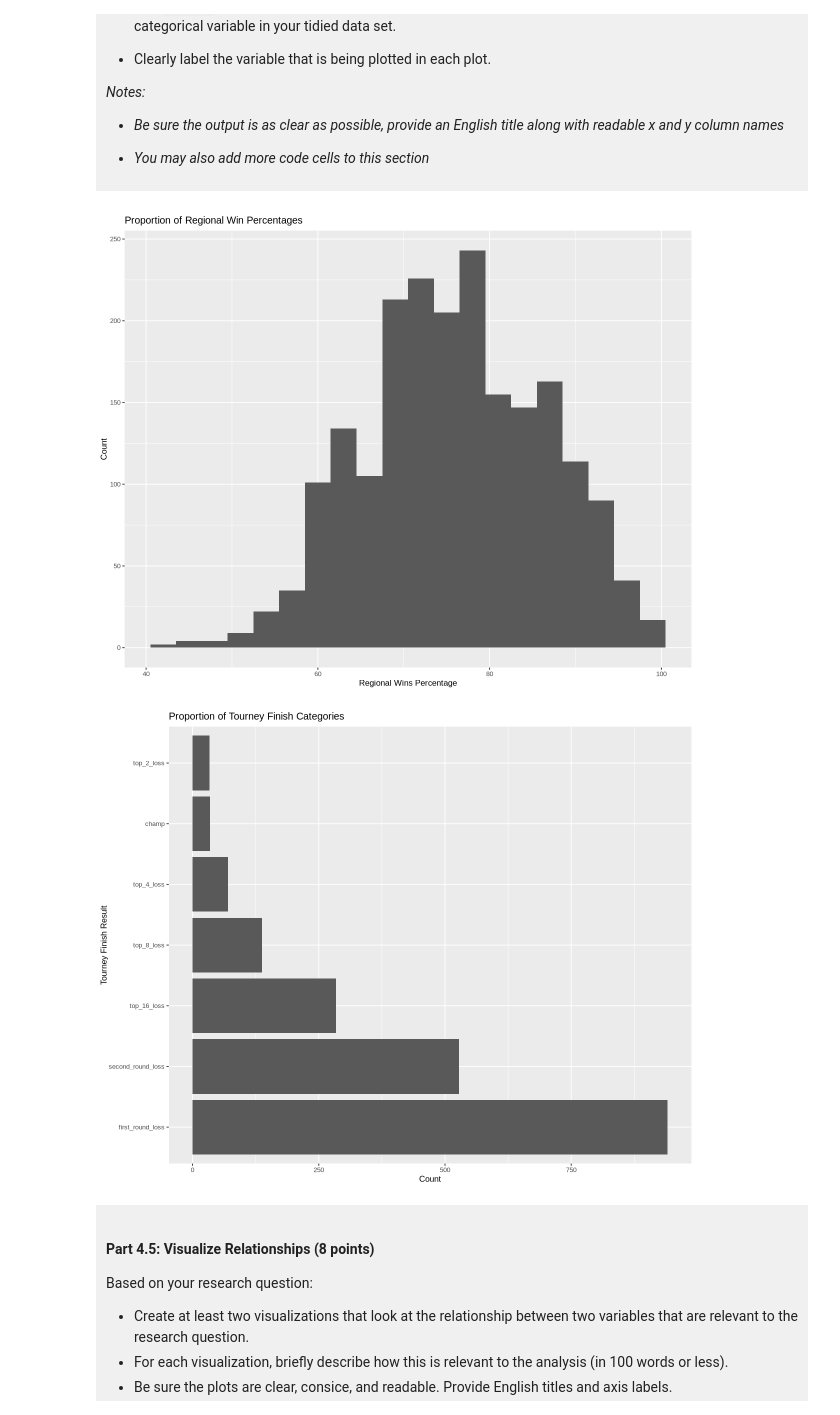
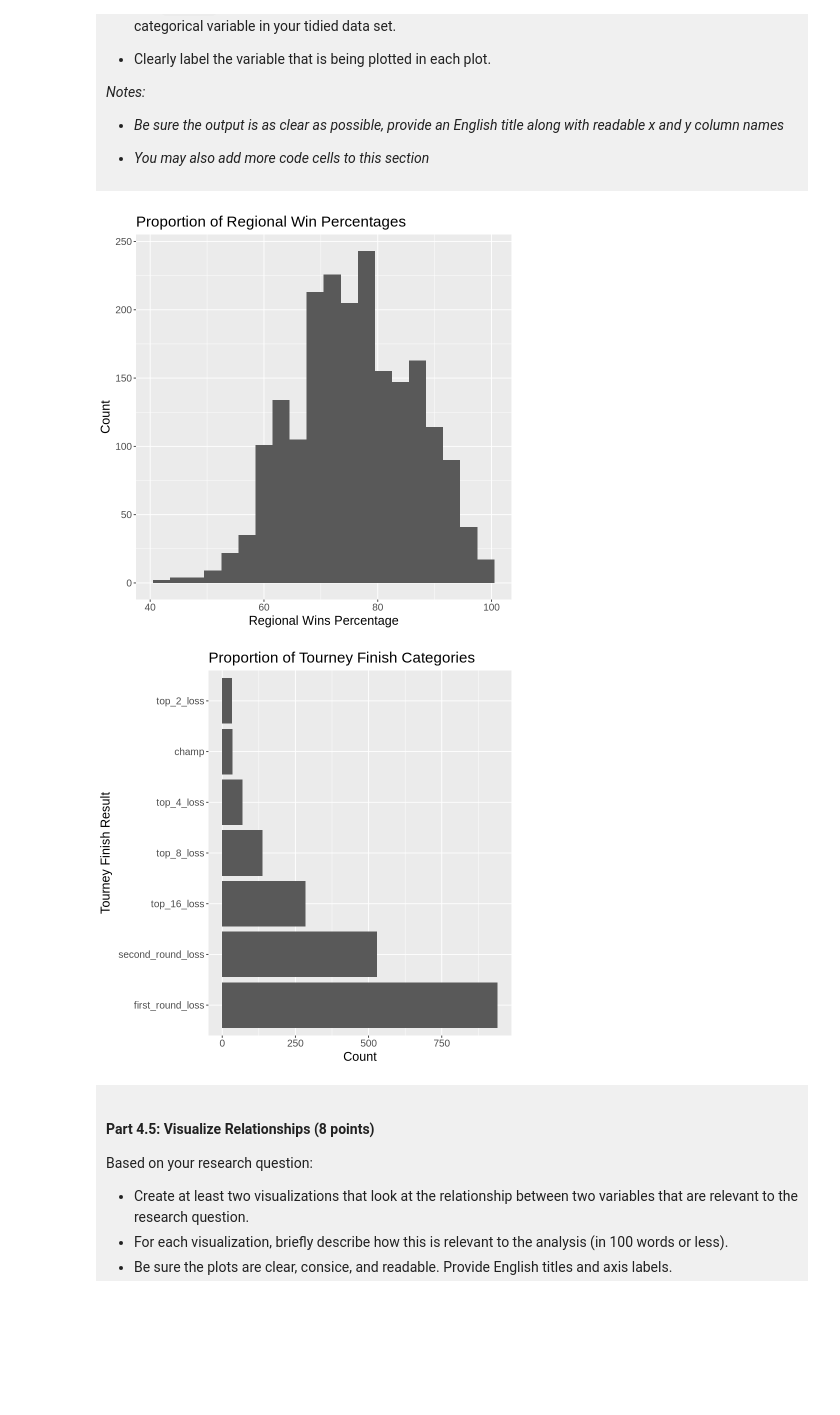
Before and after one commit to mavischan7/dsci-100-project-mavis-chan, a Jupyter notebook: dsci-100-project-notebook.ipynb, the cells around one changed output. Drawn from its saved outputs; the diff is of its cells as text; code cells hidden in the pictures; blank space fills up the shorter version.

Commit message:
fix graphs

```diff
--- a/dsci-100-project-notebook.ipynb
+++ b/dsci-100-project-notebook.ipynb
@@ -368,15 +358,15 @@ A tibble: 7 × 3
 # %%
 # use reg_wins_pct as numeric variable for this histogram
 tournament_numeric_plot <- tournament_tidy |>
     ggplot(aes(x = reg_wins_pct)) +
     geom_histogram(binwidth = 3) +
     xlab("Regional Wins Percentage") +
     ylab("Count") +
-    theme(text = element_text(size = 10)) +
+    theme(text = element_text(size = 15)) +
     ggtitle("Proportion of Regional Win Percentages")
 tournament_numeric_plot
 # %% [output]
-[figure, old version]
+[figure, new version]
 # %%
 # use tourney_finish as categorical variable for this bar plot
 tournament_categorical_plot <- tournament_tidy |>
@@ -384,11 +374,11 @@ tournament_categorical_plot <- tournament_tidy |>
     geom_bar() +
     xlab("Count") +
     ylab("Tourney Finish Result") +
-    theme(text = element_text(size = 10)) +
+    theme(text = element_text(size = 15)) +
     ggtitle("Proportion of Tourney Finish Categories")
 tournament_categorical_plot
 # %% [output]
-[figure, old version]
+[figure, new version]
 # %% [markdown]
 <div style="background-color: #f0f0f0; padding: 10px;">
 
```
Also changed, not shown: parts of 4 cells of this notebook.
